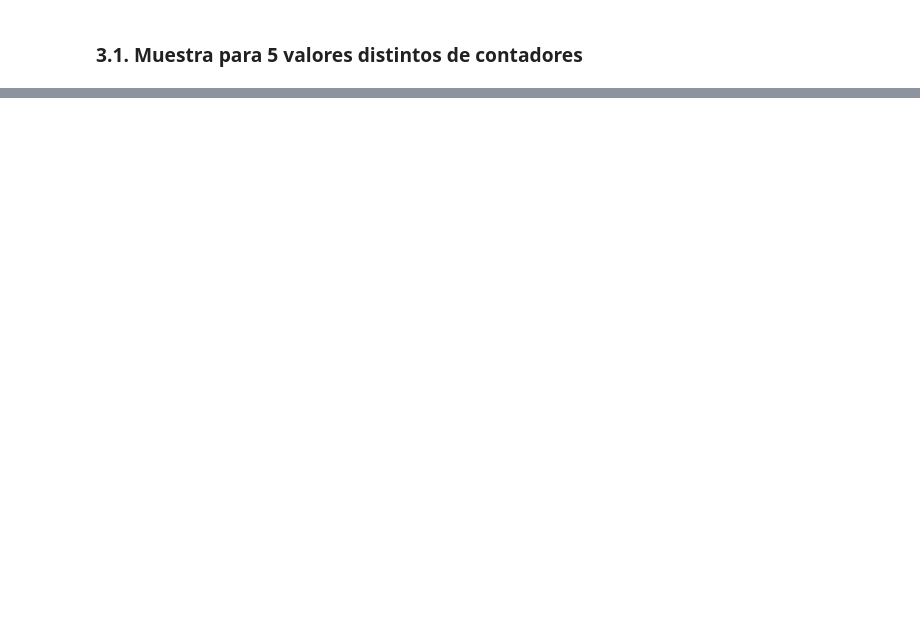
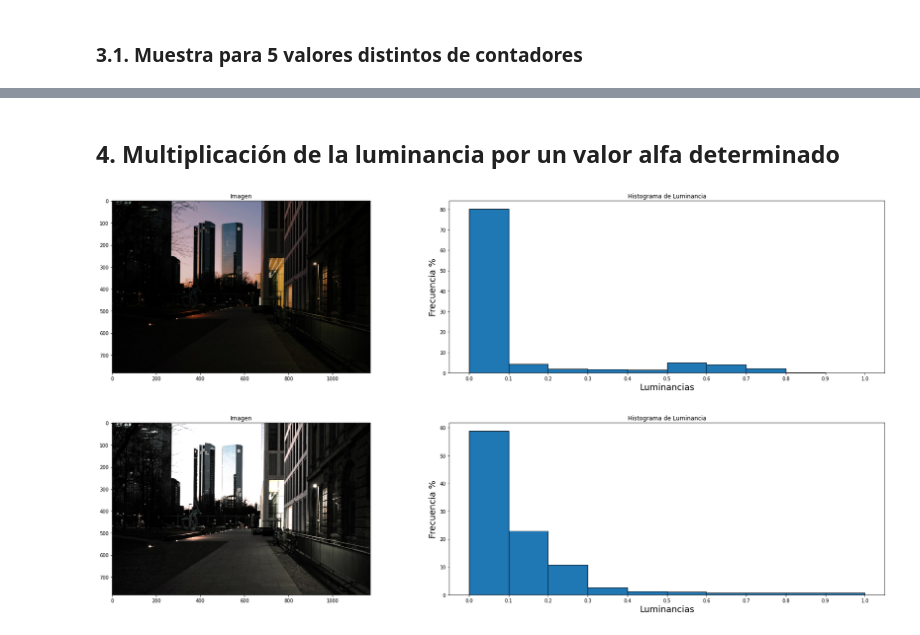
Before and after one commit to nicolassalomon96/procesamiento_imagenes_UNS, a Jupyter notebook: TP4/Histograma_de_luminancia.ipynb, the cells around one changed output, grey strips where cells are left out. Cells and saved outputs as stored; diff of their text form; code cells hidden in the pictures; blank space fills up the shorter version.

```diff
--- a/TP4/Histograma_de_luminancia.ipynb
+++ b/TP4/Histograma_de_luminancia.ipynb
@@ -194,0 +209,42 @@ plot_image(image,'Imagen',figsize=(10,10))
+# %% [markdown]
+## 4. Multiplicación de la luminancia por un valor alfa determinado
+# %%
+#@title Seleccione la imagen a analizar: { run: "auto" }
+low_Y_1 = 'https://images.unsplash.com/photo-1525036984299-360cc38f470a?ixid=MnwxMjA3fDB8MHxzZWFyY2h8MTY0fHxsb3clMjBsaWdodHxlbnwwfHwwfHw%3D&ixlib=rb-1.2.1&auto=format&fit=crop&w=500&q=60'
+low_Y_2 = 'https://images.unsplash.com/photo-1615221990091-b8203265e94c?ixid=MnwxMjA3fDB8MHxwaG90by1wYWdlfHx8fGVufDB8fHx8&ixlib=rb-1.2.1&auto=format&fit=crop&w=1171&q=80'
+high_Y_1 = 'https://www.rockandpop.cl/wp-content/uploads/2020/01/photophobia.jpg'
+high_Y_2 = 'https://i0.wp.com/www.iluminet.com/press/wp-content/uploads/2018/11/ugr-06.jpg?w=780&ssl=1'
+
+Imagen = 'Baja_luminancia_2' #@param ["Baja_luminancia_1","Baja_luminancia_2","Alta_luminancia_1","Alta_luminancia_2"]
+
+if Imagen =='Baja_luminancia_1':
+  image = get_image(low_Y_1)
+if Imagen =='Baja_luminancia_2':
+  image = get_image(low_Y_2)
+if Imagen =='Alta_luminancia_1':
+  image = get_image(high_Y_1)
+if Imagen =='Alta_luminancia_2':
+  image = get_image(high_Y_2)
+
+#@markdown Seleccione el valor alfa a multiplicar: { run: "auto" }
+Alfa = 3 #@param {type:"slider", min:0, max:5, step:0.1}
+
+#@markdown Seleccione la cantidad de contadores: { run: "auto" }
+Contadores_1 = 10 #@param {type:"slider", min:1, max:50, step:1}
+
+image_y = rgb2yiq(image)[:,:,0] #Extracción del canal Y (luminancia) de la imagen
+image_i = rgb2yiq(image)[:,:,1]
+image_q = rgb2yiq(image)[:,:,2]
+
+image_y_mod = image_y * Alfa
+
+counts_relative_freq, bins = generate_histo(image_y,0,1,Contadores_1)
+plot_image_histo(image, counts_relative_freq, bins, Contadores_1, figsize=(25,6))
+
+counts_relative_freq_alfa, bins_alfa = generate_histo(image_y_mod,0,1,Contadores_1)
+image_mod = np.dstack((image_y_mod, image_i, image_q))
+image_mod_rgb = yiq2rgb(image_mod)
+plot_image_histo(image_mod_rgb, counts_relative_freq_alfa, bins_alfa, Contadores_1, figsize=(25,6))
+# %% [output]
+[figure, added]
+[figure, added]
```
Also changed, not shown: parts of 4 cells of this notebook.
